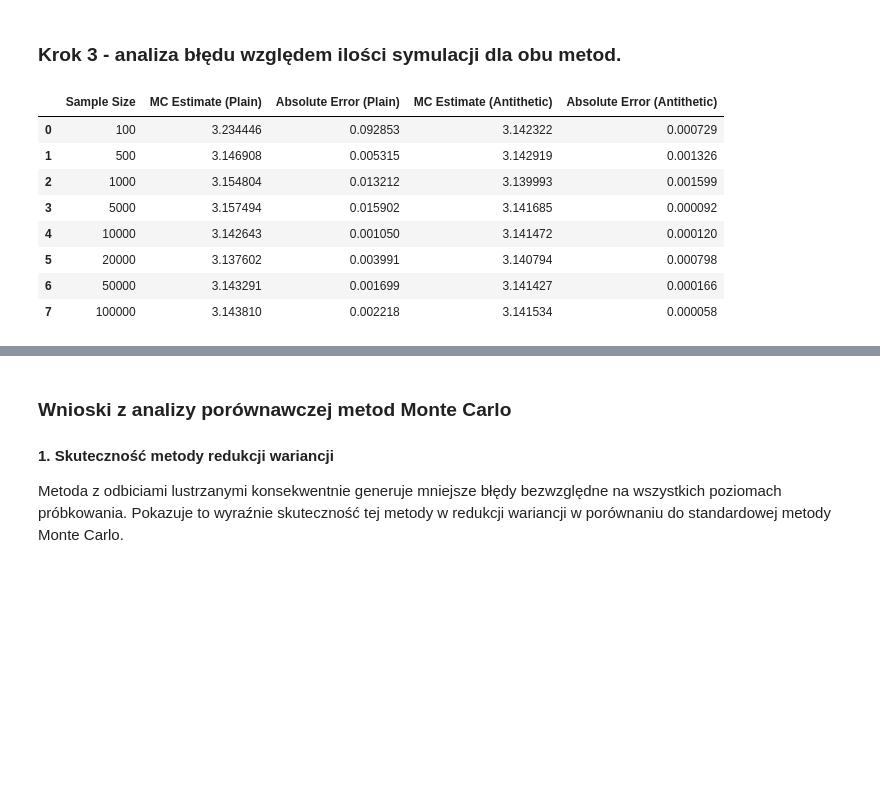
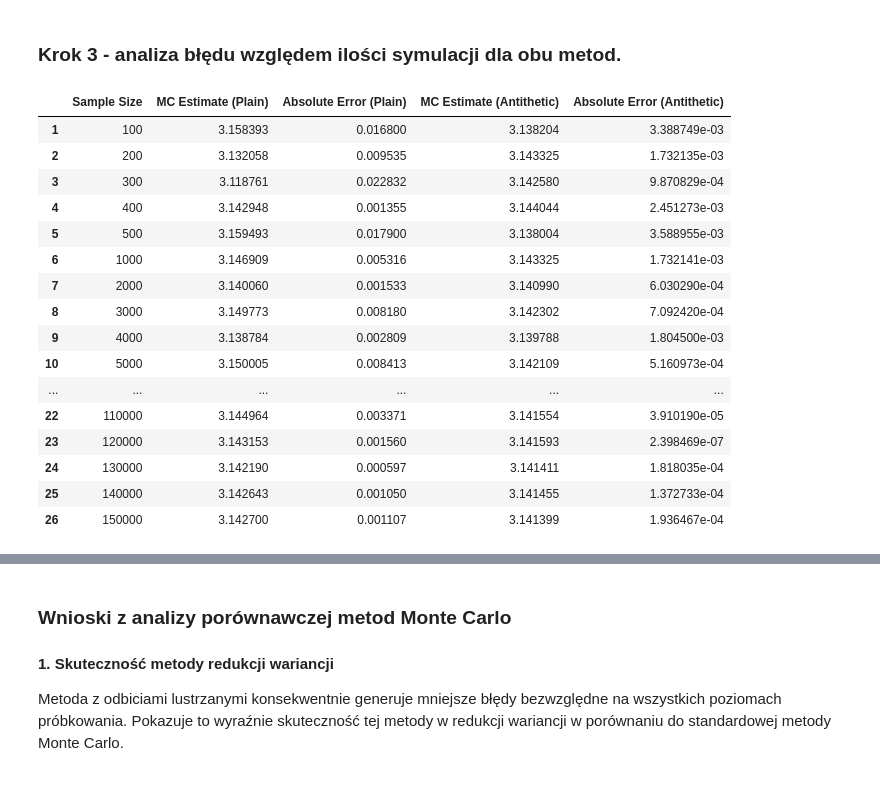
Before and after one commit to mathieuboro/symulacje, a Jupyter notebook: Raport_Sym.ipynb, the cells around one changed output, grey strips where cells are left out. Saved outputs shown, nothing was run; the diff lists cells and outputs as text; code cells hidden in the pictures; blank space fills up the shorter version.

```diff
--- a/Raport_Sym.ipynb
+++ b/Raport_Sym.ipynb
@@ -7,5 +10,6 @@ import seaborn as sns
 from scipy.stats import norm
 import math
 import pandas as pd
+import timeit
 
-n = 1000
+n = 10000
@@ -100,9 +142,11 @@ def polar_BoxMuller(n):
             samples_y.append(V2 * factor)
     return np.array(samples_x), np.array(samples_y)
 # %%
-x, y = polar_BoxMuller(n)
+x2, y2 = polar_BoxMuller(n)
+time_polar_box_muller = timeit.timeit(lambda: polar_BoxMuller(n), number = 1)
 
-x_theor = np.linspace(min(np.concatenate([x, y])), max(np.concatenate([x, y])), n)
+
+x_theor = np.linspace(min(np.concatenate([x2, y2])), max(np.concatenate([x2, y2])), n)
 y_theor_cdf = norm.cdf(x_theor, 0, 1)
 y_theor_pdf = norm.pdf(x_theor, 0, 1)
 
@@ -111,17 +155,19 @@ plt.subplot(1, 2, 1)
 plt.plot(
     x_theor, y_theor_pdf, linestyle="dashed", color="r", linewidth=3, label="Gęstość teoretyczna"
 )
-sns.histplot(x, stat="density", label="Gęstość empiryczna X")
-sns.kdeplot(y, label="Gęstość empiryczna Y", color="k", linewidth=2)
+sns.histplot(x2, stat="density", label="Gęstość empiryczna X")
+sns.kdeplot(y2, label="Gęstość empiryczna Y", color="k", linewidth=2)
 plt.title("Gęstość")
 plt.legend()
 plt.subplot(1, 2, 2)
 plt.plot(
     x_theor, y_theor_cdf, linestyle="dashed", color="r", linewidth=2, label="Dystrybuanta teoretyczna"
 )
-sns.ecdfplot(x, label="Dystrybuanta empiryczna X")
-sns.ecdfplot(y, color="k", label="Dystrybuanta empiryczna Y")
+sns.ecdfplot(x2, label="Dystrybuanta empiryczna X")
+sns.ecdfplot(y2, color="k", label="Dystrybuanta empiryczna Y")
 plt.title("Dystrybuanta")
 plt.legend()
 plt.show()
+
+print('Czas wygenerowania {} próbek dla metody biegunowej Boxa-Mullera to:'.format(n),time_polar_box_muller,'s' )
 # %% [output]
@@ -153,24 +200,27 @@ def polar_BoxMuller(n):
 
     return z1, z2
 # %%
-x, y = polar_BoxMuller(n)
+x3, y3 = fast_polar_BoxMuller(n)
+time_fast_box_muller = timeit.timeit(lambda: polar_BoxMuller(n), number = 1)
 
 plt.figure(figsize=(10, 5))
 plt.subplot(1, 2, 1)
 plt.plot(
     x_theor, y_theor_pdf, linestyle="dashed", color="r", linewidth=3, label="Gęstość teoretyczna"
 )
-sns.histplot(x, stat="density", label="Gęstość empiryczna X")
-sns.kdeplot(y, label="Gęstość empiryczna Y", color="k", linewidth=2)
+sns.histplot(x3, stat="density", label="Gęstość empiryczna X")
+sns.kdeplot(y3, label="Gęstość empiryczna Y", color="k", linewidth=2)
 plt.title("Gęstość")
 plt.legend()
 plt.subplot(1, 2, 2)
 plt.plot(
     x_theor, y_theor_cdf, linestyle="dashed", color="r", linewidth=2, label="Dystrybuanta teoretyczna"
 )
-sns.ecdfplot(x, label="Dystrybuanta empiryczna X")
-sns.ecdfplot(y, color="k", label="Dystrybuanta empiryczna Y")
+sns.ecdfplot(x3, label="Dystrybuanta empiryczna X")
+sns.ecdfplot(y3, color="k", label="Dystrybuanta empiryczna Y")
 plt.title("Dystrybuanta")
 plt.legend()
 plt.show()
+
+print('Czas wygenerowania {} próbek dla przyspieszonej metody biegunowej Boxa-Mullera to:'.format(n),time_fast_box_muller,'s' )
 # %% [output]
@@ -271,38 +407,47 @@ Wynik Monte Carlo za pomocą metody odbić lustrzanych: 3.1415105804643804
 # %% [markdown]
 ### Krok 3 - analiza błędu względem ilości symulacji dla obu metod.
 # %%
-sample_sizes = [100, 500, 1000, 5000, 10000, 20000, 50000, 100000]
+sample_sizes = [100, 200, 300, 400, 500, 1000, 2000, 3000, 4000, 5000, 10000, 15000, 20000, 25000, 30000, 40000, 50000, 75000, 80000, 90000, 100000, 110000, 120000, 130000, 140000, 150000]
 
 results_antithetic = {"Sample Size": [], "MC Estimate (Antithetic)": [], "Absolute Error (Antithetic)": []}
 results_plain_mc = {"Sample Size": [], "MC Estimate (Plain)": [], "Absolute Error (Plain)": []}
 
 for n in sample_sizes:
     estimate_antithetic = monte_carlo_antithetic(func, 0, 1, n)
     absolute_error_antithetic = np.abs(estimate_antithetic - np.pi)
     results_antithetic["Sample Size"].append(n)
     results_antithetic["MC Estimate (Antithetic)"].append(estimate_antithetic)
     results_antithetic["Absolute Error (Antithetic)"].append(absolute_error_antithetic)
 
     estimate_plain = monte_carlo_integrate(func, 0, 1, n)
     absolute_error_plain = np.abs(estimate_plain - np.pi)
     results_plain_mc["Sample Size"].append(n)
     results_plain_mc["MC Estimate (Plain)"].append(estimate_plain)
     results_plain_mc["Absolute Error (Plain)"].append(absolute_error_plain)
 
 results_df = pd.DataFrame(results_antithetic)
 results_plain_mc_df = pd.DataFrame(results_plain_mc)
 comparison_df = pd.merge(results_plain_mc_df, results_df, on="Sample Size")
+comparison_df.index = comparison_df.index + 1
 comparison_df
 # %% [output]
 |  | Sample Size | MC Estimate (Plain) | Absolute Error (Plain) | MC Estimate (Antithetic) | Absolute Error (Antithetic) |
-| 0 | 100 | 3.234446 | 0.092853 | 3.142322 | 0.000729 |
-| 1 | 500 | 3.146908 | 0.005315 | 3.142919 | 0.001326 |
-| 2 | 1000 | 3.154804 | 0.013212 | 3.139993 | 0.001599 |
-| 3 | 5000 | 3.157494 | 0.015902 | 3.141685 | 0.000092 |
-| 4 | 10000 | 3.142643 | 0.001050 | 3.141472 | 0.000120 |
-| 5 | 20000 | 3.137602 | 0.003991 | 3.140794 | 0.000798 |
-| 6 | 50000 | 3.143291 | 0.001699 | 3.141427 | 0.000166 |
-| 7 | 100000 | 3.143810 | 0.002218 | 3.141534 | 0.000058 |
+| 1 | 100 | 3.158393 | 0.016800 | 3.138204 | 3.388749e-03 |
+| 2 | 200 | 3.132058 | 0.009535 | 3.143325 | 1.732135e-03 |
+| 3 | 300 | 3.118761 | 0.022832 | 3.142580 | 9.870829e-04 |
+| 4 | 400 | 3.142948 | 0.001355 | 3.144044 | 2.451273e-03 |
+| 5 | 500 | 3.159493 | 0.017900 | 3.138004 | 3.588955e-03 |
+| 6 | 1000 | 3.146909 | 0.005316 | 3.143325 | 1.732141e-03 |
+| 7 | 2000 | 3.140060 | 0.001533 | 3.140990 | 6.030290e-04 |
+| 8 | 3000 | 3.149773 | 0.008180 | 3.142302 | 7.092420e-04 |
+| 9 | 4000 | 3.138784 | 0.002809 | 3.139788 | 1.804500e-03 |
+| 10 | 5000 | 3.150005 | 0.008413 | 3.142109 | 5.160973e-04 |
+| ... | ... | ... | ... | ... | ... |
+| 22 | 110000 | 3.144964 | 0.003371 | 3.141554 | 3.910190e-05 |
+| 23 | 120000 | 3.143153 | 0.001560 | 3.141593 | 2.398469e-07 |
+| 24 | 130000 | 3.142190 | 0.000597 | 3.141411 | 1.818035e-04 |
+| 25 | 140000 | 3.142643 | 0.001050 | 3.141455 | 1.372733e-04 |
+| 26 | 150000 | 3.142700 | 0.001107 | 3.141399 | 1.936467e-04 |
 # %%
 plt.figure(figsize=(12, 8))
 plt.plot(comparison_df["Sample Size"], comparison_df["Absolute Error (Antithetic)"], marker='o', linestyle='-', color='b', label='Antithetic Variates')
```
Also changed, not shown: parts of 21 cells of this notebook.
